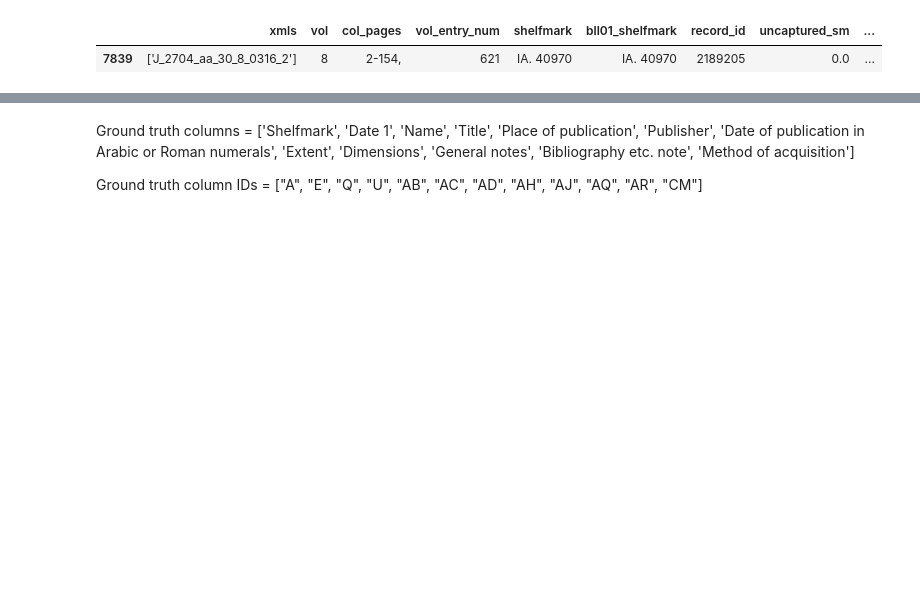
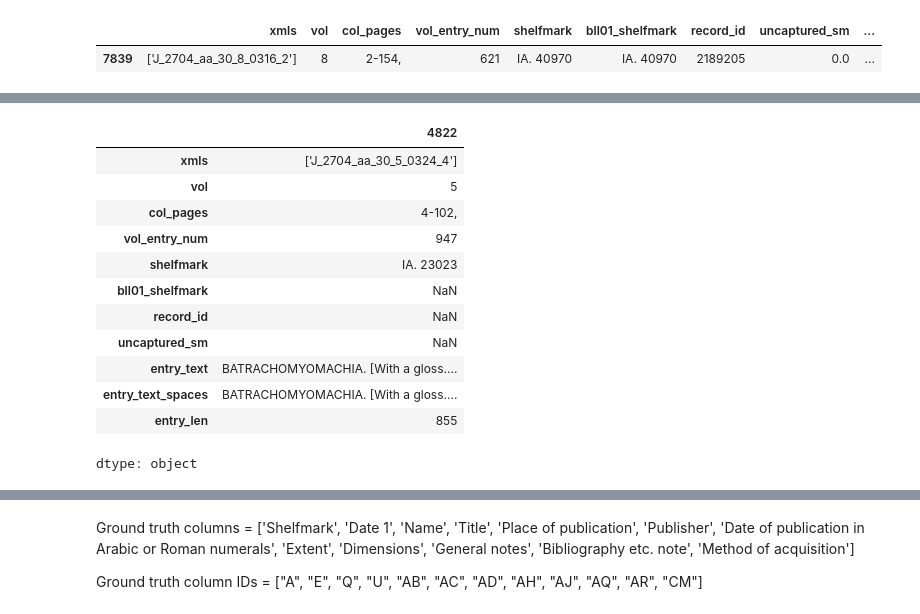
Before and after one commit to harrylloyd-bl/another-copy, a Jupyter notebook: notebooks/another_copy.ipynb, the cells around one changed output, grey strips where cells are left out. Drawn from its saved outputs; the diff is of its cells as text; code cells hidden in the pictures; blank space fills up the shorter version.

```diff
--- a/notebooks/another_copy.ipynb
+++ b/notebooks/another_copy.ipynb
@@ -130,3 +130,19 @@ entry_df[another_counts_df["Another copy"].astype(bool)].sample(7)
 | 5967 | ['J_2704_aa_30_6_0171_2'] | 6 | 2-74, | 454 | IB. 25958 | IB. 25958 | 3749204 | 0.0 | ... |
 | 3566 | ['J_2704_aa_30_4_109_2', 'J_2704_... | 4 | 2-58, 2-59, | 331 | IA. 18423 | IA. 18423 | 2386962 | 0.0 | ... |
 | 341 | ['J_2704_aa_30_1_0134_2'] | 1 | 2-72, | 341 | IB. 1323 | IB. 1323 | 3144232 | 0.0 | ... |
+# %%
+entry_df.loc[4822]
+# %% [output]
+|  | 4822 |
+| xmls | ['J_2704_aa_30_5_0324_4'] |
+| vol | 5 |
+| col_pages | 4-102, |
+| vol_entry_num | 947 |
+| shelfmark | IA. 23023 |
+| bll01_shelfmark | NaN |
+| record_id | NaN |
+| uncaptured_sm | NaN |
+| entry_text | BATRACHOMYOMACHIA. [With a gloss.... |
+| entry_text_spaces | BATRACHOMYOMACHIA. [With a gloss.... |
+| entry_len | 855 |
+dtype: object
```
Also changed, not shown: parts of 8 cells of this notebook.
